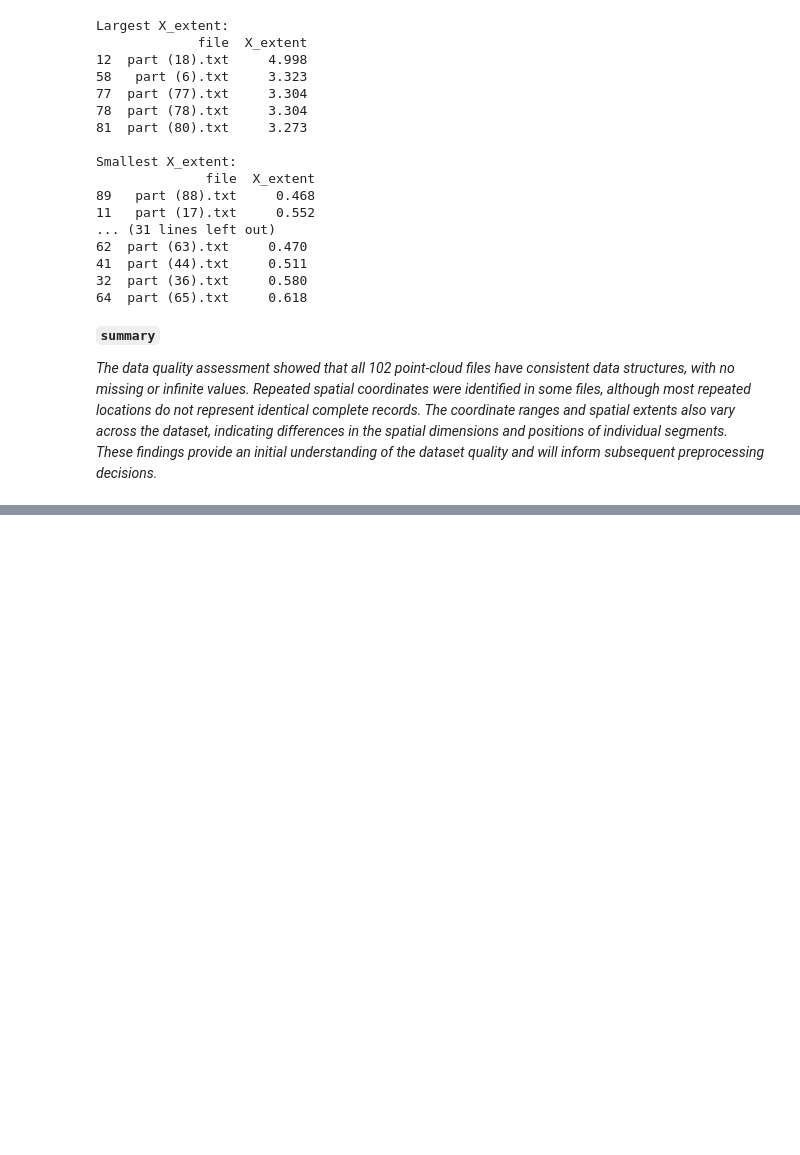
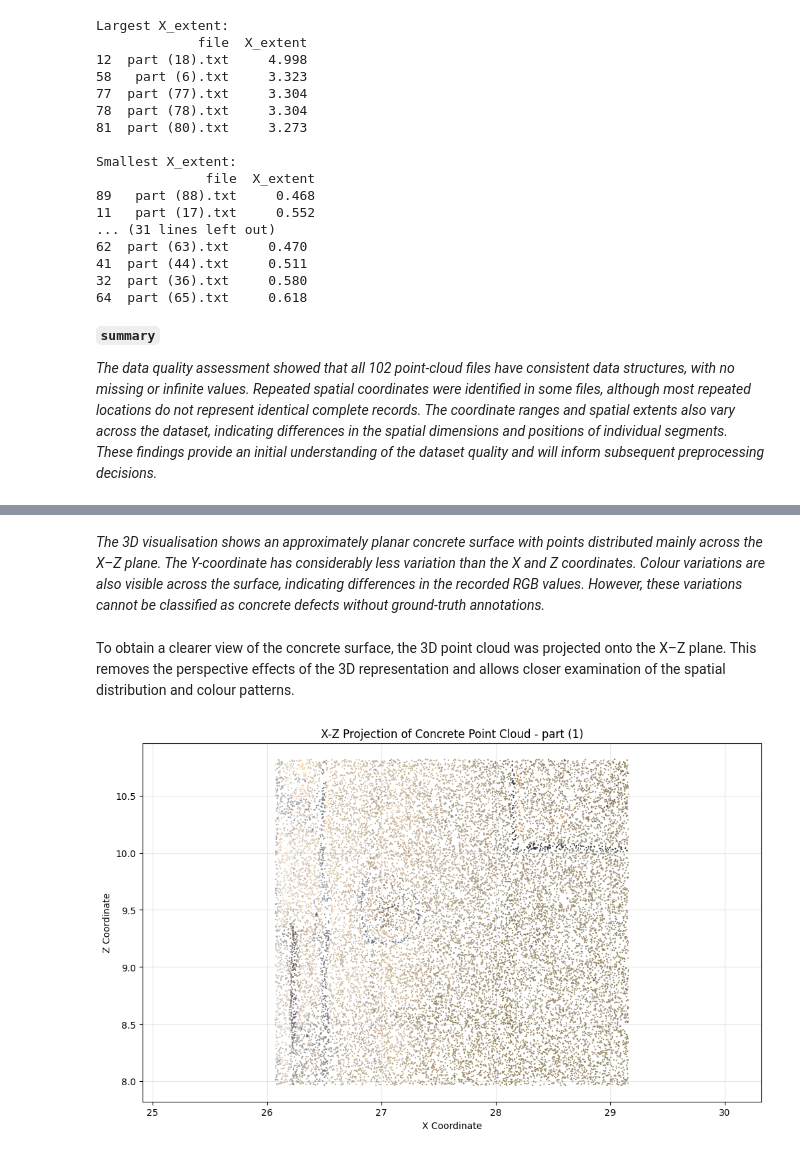
Before and after one commit to AbubakarDanhaya/pointnet-concrete-defect-robustness, a Jupyter notebook: notebooks/01_dataset_exploration.ipynb, the cells around one changed output, grey strips where cells are left out. Drawn from its saved outputs; the diff is of its cells as text; code cells hidden in the pictures; blank space fills up the shorter version.

```diff
--- a/notebooks/01_dataset_exploration.ipynb
+++ b/notebooks/01_dataset_exploration.ipynb
@@ -681,0 +725,23 @@ _The data quality assessment showed that all 102 point-cloud files have consiste
+# %% [markdown]
+_The 3D visualisation shows an approximately planar concrete surface with points distributed mainly across the X–Z plane. The Y-coordinate has considerably less variation than the X and Z coordinates. Colour variations are also visible across the surface, indicating differences in the recorded RGB values. However, these variations cannot be classified as concrete defects without ground-truth annotations._
+# %% [markdown]
+To obtain a clearer view of the concrete surface, the 3D point cloud was projected onto the X–Z plane. This removes the perspective effects of the 3D representation and allows closer examination of the spatial distribution and colour patterns.
+# %%
+plt.figure(figsize=(12, 7))
+
+plt.scatter(
+    xyz_sample[:, 0],
+    xyz_sample[:, 2],
+    c=rgb_sample,
+    s=0.3
+)
+
+plt.xlabel('X Coordinate')
+plt.ylabel('Z Coordinate')
+plt.title('X-Z Projection of Concrete Point Cloud - part (1)')
+plt.axis('equal')
+plt.grid(True, alpha=0.3)
+
+plt.show()
+# %% [output]
+[figure, added]
```
Also changed, not shown: parts of 7 cells of this notebook.
